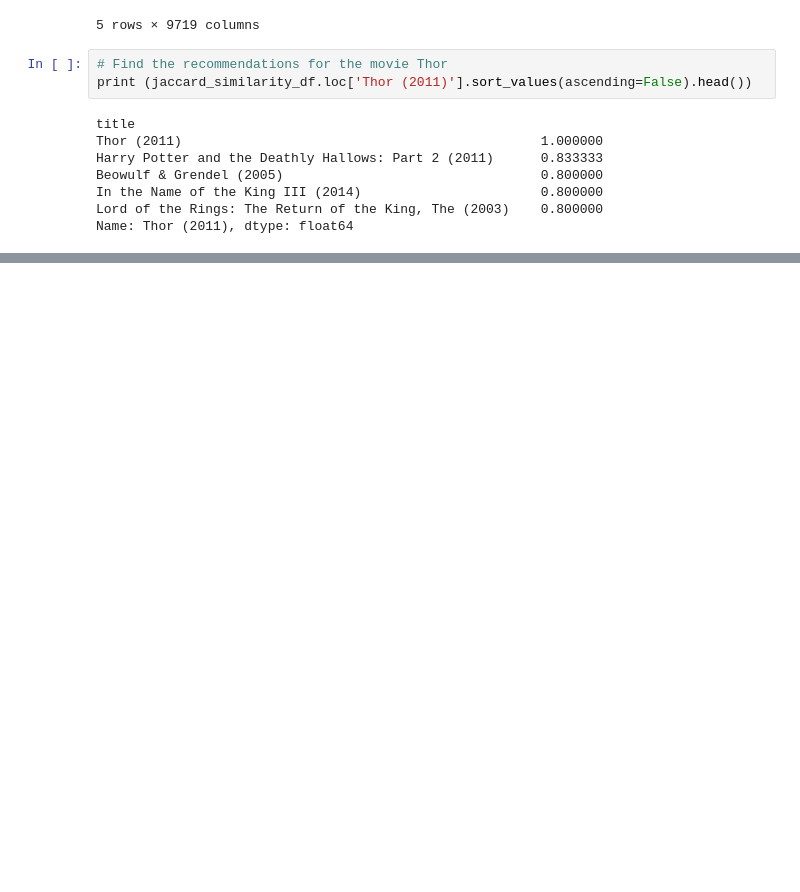
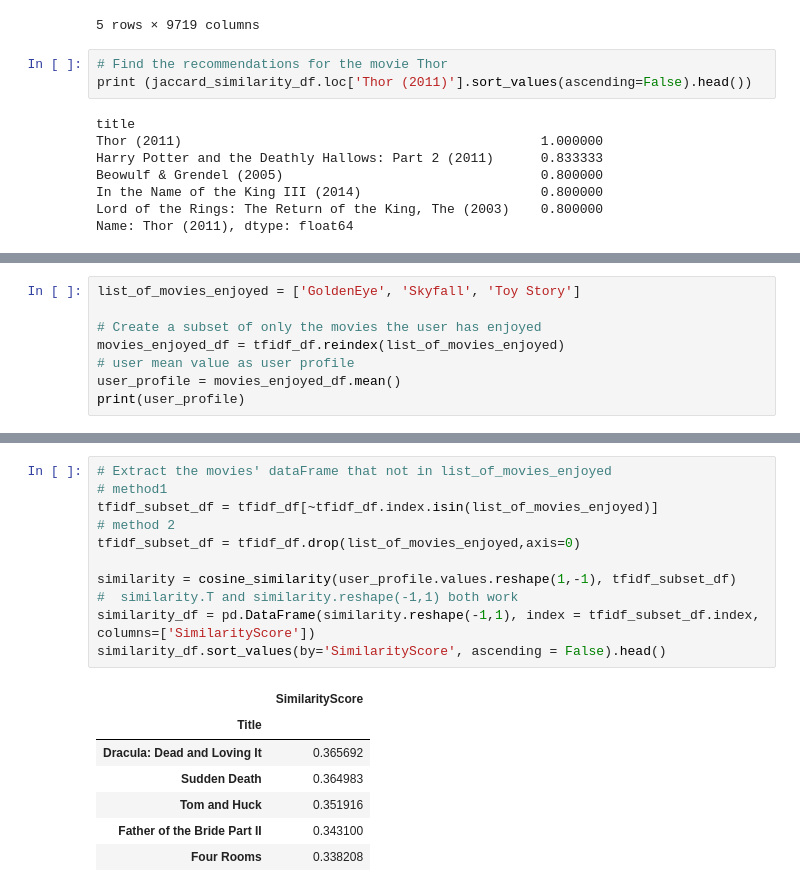
Before and after one commit to wsunshine/MachineLearning, a Jupyter notebook: RecommendationEngine_MovieRating.ipynb, the cells around one changed output, grey strips where cells are left out. Cells and saved outputs as stored; diff of their text form; blank space fills up the shorter version.

```diff
--- a/RecommendationEngine_MovieRating.ipynb
+++ b/RecommendationEngine_MovieRating.ipynb
@@ -351,0 +400,8 @@ Name: 21 Jump Street (2012), dtype: float64
+# %%
+list_of_movies_enjoyed = ['GoldenEye', 'Skyfall', 'Toy Story']
+
+# Create a subset of only the movies the user has enjoyed
+movies_enjoyed_df = tfidf_df.reindex(list_of_movies_enjoyed)
+# user mean value as user profile
+user_profile = movies_enjoyed_df.mean()
+print(user_profile)
@@ -351,0 +421,19 @@ Name: 21 Jump Street (2012), dtype: float64
+# %%
+# Extract the movies' dataFrame that not in list_of_movies_enjoyed
+# method1
+tfidf_subset_df = tfidf_df[~tfidf_df.index.isin(list_of_movies_enjoyed)]
+# method 2
+tfidf_subset_df = tfidf_df.drop(list_of_movies_enjoyed,axis=0)
+
+similarity = cosine_similarity(user_profile.values.reshape(1,-1), tfidf_subset_df)
+#  similarity.T and similarity.reshape(-1,1) both work
+similarity_df = pd.DataFrame(similarity.reshape(-1,1), index = tfidf_subset_df.index, columns=['SimilarityScore'])
+similarity_df.sort_values(by='SimilarityScore', ascending = False).head()
+# %% [output]
+|  | SimilarityScore |
+| Title |  |
+| Dracula: Dead and Loving It | 0.365692 |
+| Sudden Death | 0.364983 |
+| Tom and Huck | 0.351916 |
+| Father of the Bride Part II | 0.343100 |
+| Four Rooms | 0.338208 |
```
Also changed, not shown: parts of 20 cells of this notebook.
